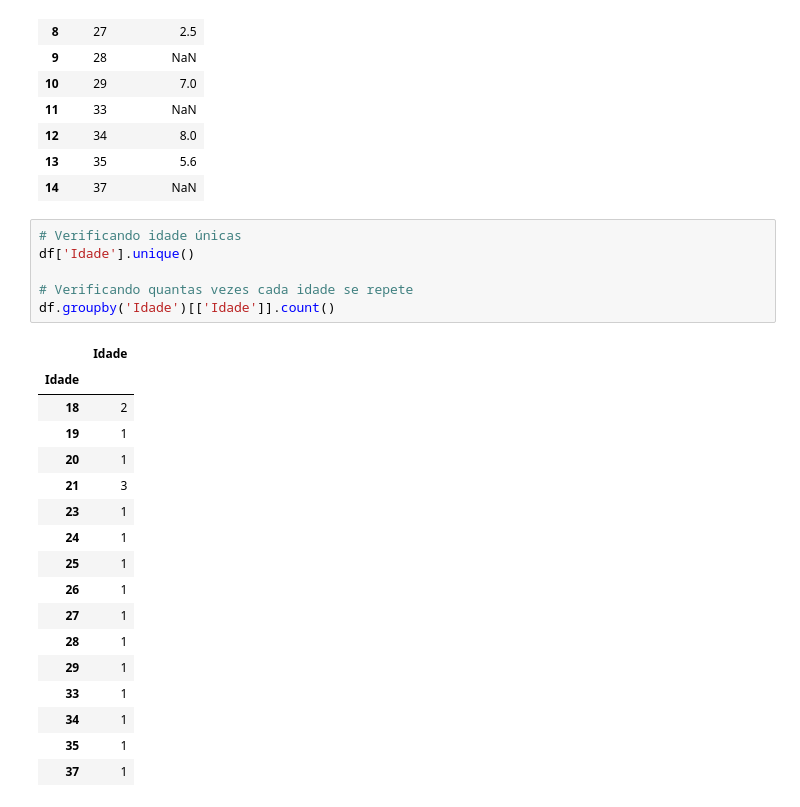
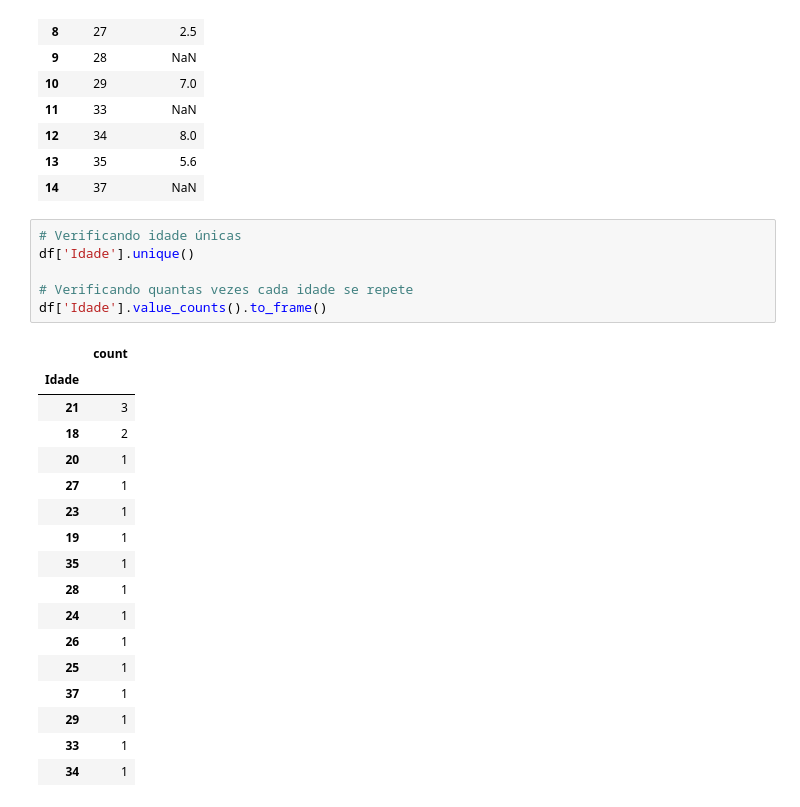
Before and after one commit to KaelDucatti/estudos-ds, a Jupyter notebook: python_for_ds/04_pandas_start/exercise.ipynb, the cells around one changed output. Cells and saved outputs as stored; diff of their text form.

```diff
--- a/python_for_ds/04_pandas_start/exercise.ipynb
+++ b/python_for_ds/04_pandas_start/exercise.ipynb
@@ -87,24 +161,24 @@ df_nota_idade.reset_index()
 # %%
 # Verificando idade únicas
 df['Idade'].unique()
 
 # Verificando quantas vezes cada idade se repete
-df.groupby('Idade')[['Idade']].count()
+df['Idade'].value_counts().to_frame()
 # %% [output]
-|  | Idade |
+|  | count |
 | Idade |  |
+| 21 | 3 |
 | 18 | 2 |
+| 20 | 1 |
+| 27 | 1 |
+| 23 | 1 |
 | 19 | 1 |
-| 20 | 1 |
-| 21 | 3 |
-| 23 | 1 |
+| 35 | 1 |
+| 28 | 1 |
 | 24 | 1 |
+| 26 | 1 |
 | 25 | 1 |
-| 26 | 1 |
-| 27 | 1 |
-| 28 | 1 |
+| 37 | 1 |
 | 29 | 1 |
 | 33 | 1 |
 | 34 | 1 |
-| 35 | 1 |
-| 37 | 1 |
```
Also changed, not shown: parts of 9 cells of this notebook, 1 other file.
